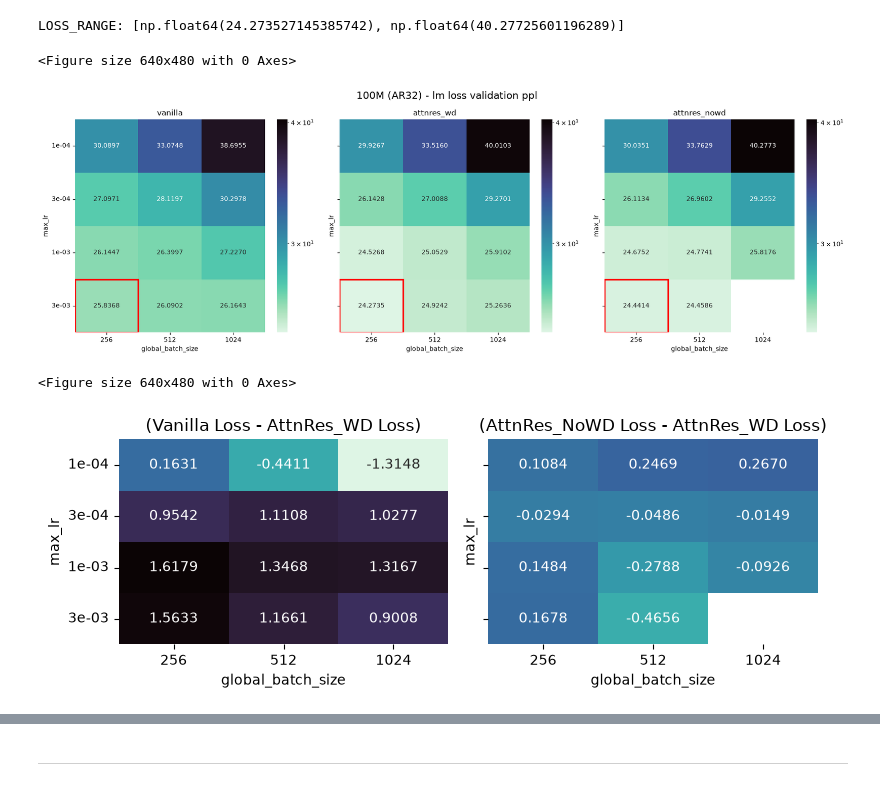
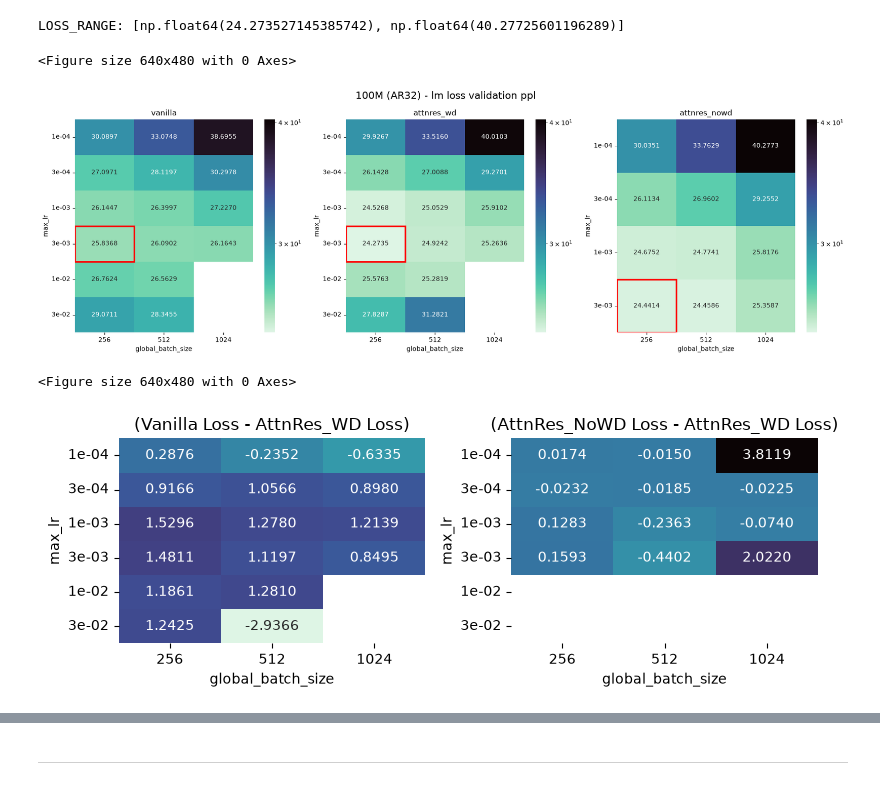
Before and after one commit to Neeratyoy/MegatronScaling, a Jupyter notebook: playground/notebooks/hp_analysis.ipynb, the cells around one changed output, grey strips where cells are left out. Cells and saved outputs as stored; diff of their text form; code cells hidden in the pictures.

```diff
--- a/playground/notebooks/hp_analysis.ipynb
+++ b/playground/notebooks/hp_analysis.ipynb
@@ -163,3 +166,4 @@ def plot_bs_lines(ax, df, title):
 # %%
 BASE_PATH = WSPACE / "results/grid_collection/grid_v1/100M_AR32"
 FILE_NAME = "aggregated_run_metrics.parquet"
+FULL_FILE_NAME = "aggregated_run_metrics_full.parquet"
@@ -166,6 +172,7 @@ FILE_NAME = "aggregated_run_metrics.parquet"
 # %%
 Y_METRIC = "lm loss"
-HYPERPARAMETERS = ["max_lr", "global_batch_size"]
+# HYPERPARAMETERS = ["max_lr", "global_batch_size"]
+HYPERPARAMETERS = ["lr", "global_batch_size", "lr_wsd_decay_iters"]
 # %%
 SMOOTHING_WINDOW = 25
 # %%
@@ -196,0 +215,2 @@ full_df.drop("run_type", axis=1, inplace=True)
+# %%
+_flops = lambda N, D: 6 * N * D
@@ -196,0 +248,23 @@ full_df.drop("run_type", axis=1, inplace=True)
+# %%
+# testing smoothing
+
+group_cols = HYPERPARAMETERS + ["method"]
+raw_col = "lm loss"
+smooth_col = f"{raw_col} smoothed"
+
+keys = list(full_df.groupby(group_cols).groups.keys())[:4]
+
+fig, axes = plt.subplots(2, 2, figsize=(6, 3), sharex=False, sharey=False)
+axes = axes.flatten()
+
+for ax, key in zip(axes, keys):
+    gdf = full_df.set_index(group_cols).loc[key].sort_values("step")
+    ax.plot(gdf["step"], gdf[raw_col], alpha=0.3, linewidth=1.2, label="raw")
+    ax.plot(gdf["step"], gdf[smooth_col], linewidth=2.0, label="smoothed")
+    ax.set_title(str(key))
+    ax.set_ylim(3, 5.5)
+    ax.grid(alpha=0.2)
+
+axes[0].legend()
+plt.tight_layout()
+plt.show()
@@ -361,17 +439,18 @@ LOSS_RANGE: [np.float64(24.273527145385742), np.float64(40.27725601196289)]
 # %%
 plt.clf()
 
-fig, axes = plt.subplots(1, 3, figsize=(18, 6), sharey=True)
+fig, axes = plt.subplots(1, 3, figsize=(18, 6))  #, sharey=True)
 
 for i, (_df, _method) in enumerate(zip(
     [vanilla_df, attnres_wd_df, attnres_nowd_df],
     ["vanilla", "attnres_wd", "attnres_nowd"]
 )):
     ax = axes[i]
+    _df = _df.loc[_df["lr_wsd_decay_iters"] == 0].copy()
     result = (
         _df
         .sort_values("step")
-        .groupby(HYPERPARAMETERS)[Y_METRIC]
+        .groupby(["lr", "global_batch_size"])[Y_METRIC]
         .last()
     )
     ax = plot_heatmap(ax, result, title=_method, loss_range=LOSS_RANGE)
@@ -379,62 +458,64 @@ plt.suptitle(f"100M (AR32) - {Y_METRIC}", fontsize=16)
 plt.tight_layout()
 # %% [output]
 <Figure size 640x480 with 0 Axes>
-[figure, old version]
+[figure, new version]
 # %%
 import matplotlib.colors as mcolors
 
 plt.clf()
-fig, axes = plt.subplots(1, 2, figsize=(8, 3), sharey=True)
+fig, axes = plt.subplots(1, 2, figsize=(8, 3))  #, sharey=True)
+
+_HYPERPARAMETERS = ["lr", "global_batch_size"]
 
 result1 = (
-    vanilla_df.sort_values("step").groupby(HYPERPARAMETERS)[Y_METRIC].last()
-    - attnres_wd_df.sort_values("step").groupby(HYPERPARAMETERS)[Y_METRIC].last()
+    vanilla_df.sort_values("step").groupby(_HYPERPARAMETERS)[Y_METRIC].last()
+    - attnres_wd_df.sort_values("step").groupby(_HYPERPARAMETERS)[Y_METRIC].last()
 )
 result2 = (
-    attnres_nowd_df.sort_values("step").groupby(HYPERPARAMETERS)[Y_METRIC].last()
-    - attnres_wd_df.sort_values("step").groupby(HYPERPARAMETERS)[Y_METRIC].last()
+    attnres_nowd_df.sort_values("step").groupby(_HYPERPARAMETERS)[Y_METRIC].last()
+    - attnres_wd_df.sort_values("step").groupby(_HYPERPARAMETERS)[Y_METRIC].last()
 )
 
 heat1 = result1.unstack("global_batch_size").sort_index()
 heat2 = result2.unstack("global_batch_size").sort_index()
 
 # shared scale across both panels
-vmin = np.nanmin([heat1.to_numpy().min(), heat2.to_numpy().min()])
-vmax = np.nanmax([heat1.to_numpy().max(), heat2.to_numpy().max()])
+vmin = np.nanmin([np.nanmin(heat1.values), np.nanmin(heat2.to_numpy())])
+vmax = np.nanmax([np.nanmax(heat1.to_numpy()), np.nanmax(heat2.to_numpy())])
 
 # optional but great for difference plots: center colormap at 0
 norm = mcolors.TwoSlopeNorm(vmin=vmin, vcenter=0.0, vmax=vmax)
 
 hm1 = sns.heatmap(
     heat1, annot=True, fmt=".4f", cmap="mako_r",
     norm=norm, cbar=False, ax=axes[0]
 )
 sns.heatmap(
     heat2, annot=True, fmt=".4f", cmap="mako_r",
     norm=norm, cbar=False, ax=axes[1]
 )
 
 axes[0].set_yticklabels([f"{v:.0e}" for v in heat1.index], rotation=0)
 axes[1].set_yticklabels([f"{v:.0e}" for v in heat2.index], rotation=0)
 
 axes[0].set_xlabel("global_batch_size")
 axes[0].set_ylabel("max_lr")
 axes[0].set_title("(Vanilla Loss - AttnRes_WD Loss)")
 
 axes[1].set_xlabel("global_batch_size")
 axes[1].set_ylabel("max_lr")
 axes[1].set_title("(AttnRes_NoWD Loss - AttnRes_WD Loss)")
 
 # reserve space at bottom for colorbar
 # fig.subplots_adjust(bottom=0.2, wspace=0.25)
 
 # # explicit colorbar axis: [left, bottom, width, height] in figure coords
 # cax = fig.add_axes([0.20, 0.06, 0.60, 0.03])
 # cbar = fig.colorbar(hm1.collections[0], cax=cax, orientation="horizontal", pad=-.55)
 plt.tight_layout()
 # %% [output]
 <Figure size 640x480 with 0 Axes>
-[figure, old version]
+[figure, new version]
 # %%
 fig, ax = plt.subplots(3, 2, figsize=(9, 7), sharey=True)
 
```
Also changed, not shown: parts of 28 cells of this notebook.
